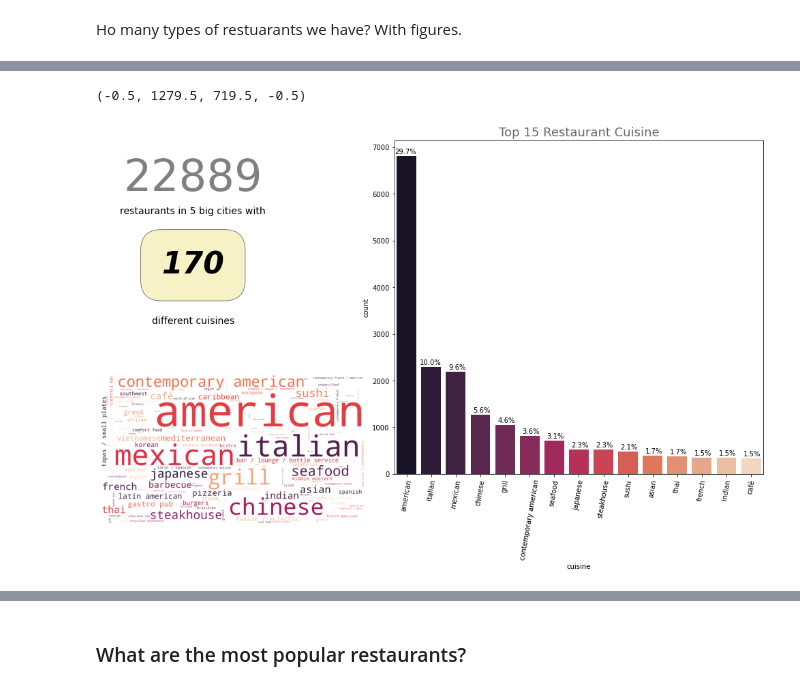
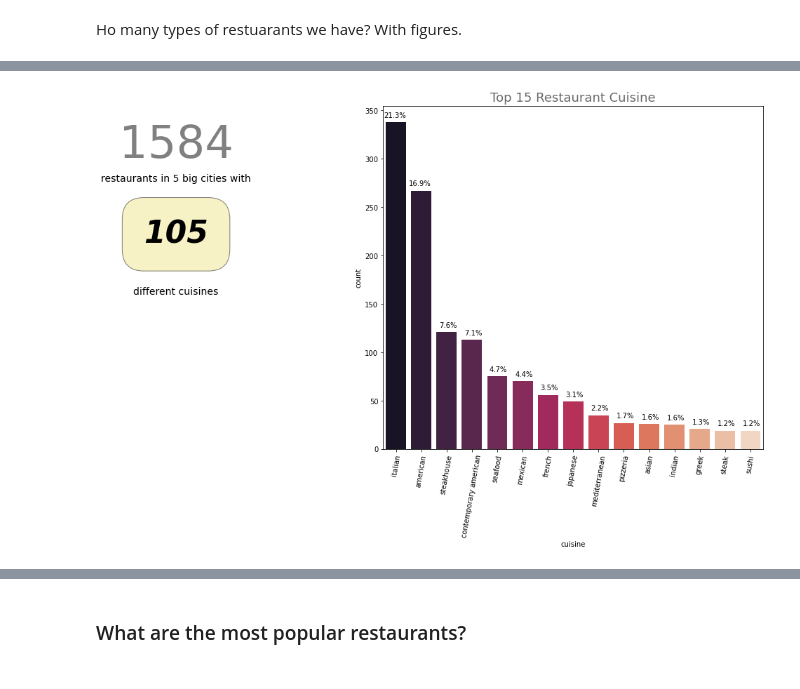
Before and after one commit to madeleine68/opentable, a Jupyter notebook: opentable_analysis.ipynb, the cells around one changed output, grey strips where cells are left out. Saved outputs shown, nothing was run; the diff lists cells and outputs as text; code cells hidden in the pictures.

```diff
--- a/opentable_analysis.ipynb
+++ b/opentable_analysis.ipynb
@@ -177,7 +177,7 @@ Reason: booking is what we want to predict. Any data entry without booking data
 # %%
 #simply drop whole row with NaN in "price" column
 df1=df.copy()
-df1.dropna(subset=["bookings", "location"], axis=0, inplace=True)
+df1.dropna(subset=["bookings", "location", "reviews"], axis=0, inplace=True)
 df.dropna(subset=["location"], axis =0 , inplace = True)
 # reset index, because we droped 5320 rows
 #df.reset_index(drop=True, inplace=True)
@@ -600,52 +625,39 @@ ax1 = fig.add_subplot(gs[0, 0])
 ax2 = fig.add_subplot(gs[0, 1:3])
 #ax3 = fig.add_subplot(gs[0,0])
 # Axis 1 - Big Number for total restaurants and total types in the data
-total_restaurants = len(df)
-total_types = len(df['cuisine'].value_counts())
+total_restaurants = len(df1)
+total_types = len(df1['cuisine'].value_counts())
 #ax1.text(0.00, 1, 'There are', fontsize=14, ha='center')
 ax1.text(0.00, 0.85, f'{total_restaurants}', fontsize=64, color='grey', ha='center')
 ax1.text(0, 0.78, 'restaurants in 5 big cities with', fontsize=14, ha='center')
 ax1.text(0.00, 0.6, total_types, fontsize=44, ha='center', color='black', style='italic', weight='bold',
          bbox=dict(facecolor='khaki', alpha=0.5, pad=14, boxstyle='round, pad=.7'))
 ax1.text(0, 0.45, 'different cuisines', fontsize=14, ha='center')
 ax1.axis('off')
 
 # Axis 2 - Total number of restaurants per type (Top 10)
 
-ax=sns.countplot(x="cuisine", data=df, order=df["cuisine"].value_counts().iloc[:15].index,
+ax=sns.countplot(x="cuisine", data=df1, order=df1["cuisine"].value_counts().iloc[:15].index,
                  palette="rocket")
 top=15
 ax2.set_title(f'Top {top} Restaurant Cuisine', color='dimgrey', size=18)
 for tick in ax2.get_xticklabels():
     tick.set_rotation(80)
 # to put perctentage on the top of bars
 for p in ax.patches:
     height = p.get_height()
     ax.text(p.get_x()+p.get_width(),
-            height+50,
+            height+5,
             '{:.1f}%'.format((height/total_restaurants)*100),
             ha="right")
 
 
 
 # Axis 3 - Creating a list with all options available
-cuisines = list(df['cuisine'].astype(str).values)
+cuisines = list(df1['cuisine'].astype(str).values)
 cuisines_word_list = []
 for lista in [c.split(',') for c in cuisines]:
     for word in lista:
         cuisines_word_list.append(word.strip())
-
-# Creating a Counter for unique options and generating the wordcloud
-cuisines_wc_dict = Counter(cuisines_word_list)
-
-wordcloud = WordCloud(width=1280, height=720, collocations=False, random_state=42,
-                       background_color='white' , colormap='rocket').generate_from_frequencies(cuisines_wc_dict)
-
-# Visualizing the WC created and the total for each cuisine
-
-ax3 = plt.axes([0, 0, 0.36, 0.36])
-ax3.imshow(wordcloud)
-ax3.axis('off')
 # %% [output]
-(-0.5, 1279.5, 719.5, -0.5)
-[figure, old version]
+[figure, new version]
```
Also changed, not shown: parts of 28 cells of this notebook, 16 other files.
